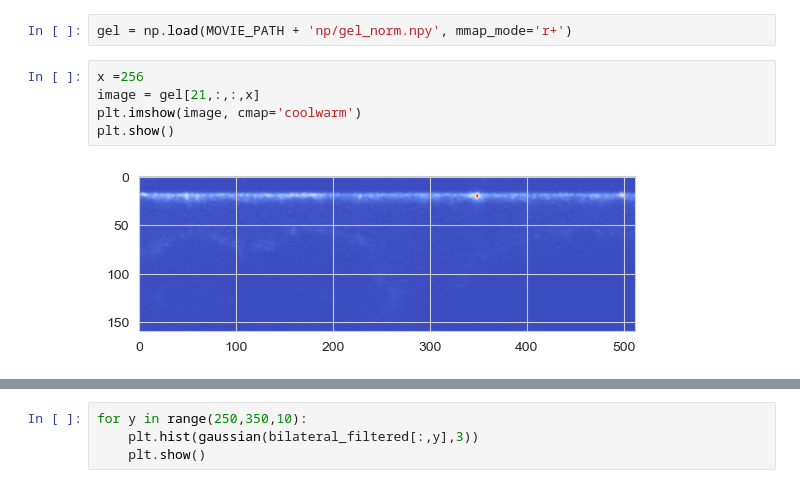
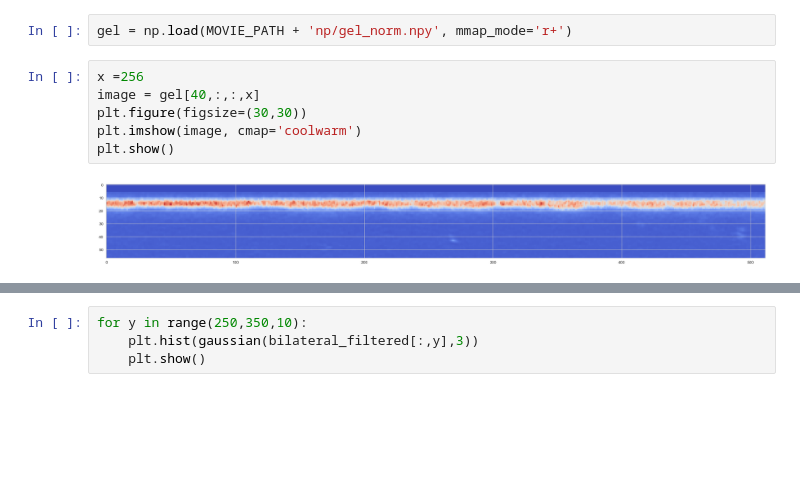
Before and after one commit to amityu/gel_sheets, a Jupyter notebook: gel files/100621_preprocessing.ipynb, the cells around one changed output, grey strips where cells are left out. Cells and saved outputs as stored; diff of their text form; blank space fills up the shorter version.

```diff
--- a/gel files/100621_preprocessing.ipynb
+++ b/gel files/100621_preprocessing.ipynb
@@ -61,11 +70,12 @@ np.save(MOVIE_PATH + 'np/gel_norm_black.npy',gel_black)
 gel = np.load(MOVIE_PATH + 'np/gel_norm.npy', mmap_mode='r+')
 # %%
 x =256
-image = gel[21,:,:,x]
+image = gel[40,:,:,x]
+plt.figure(figsize=(30,30))
 plt.imshow(image, cmap='coolwarm')
 plt.show()
 # %% [output]
-[figure, old version]
+[figure, new version]
 # %%
 import numpy as np
 import matplotlib.pyplot as plt
```
Also changed, not shown: parts of 15 cells of this notebook, 21 other files.
